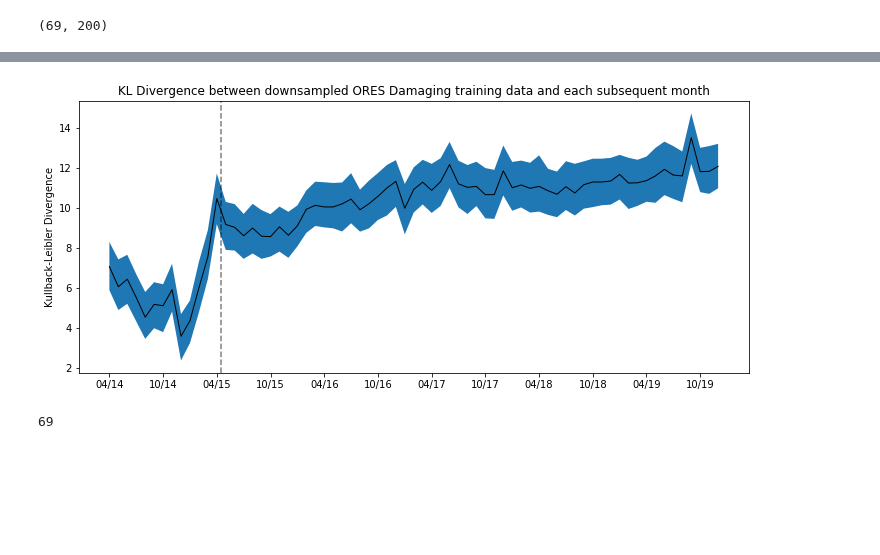
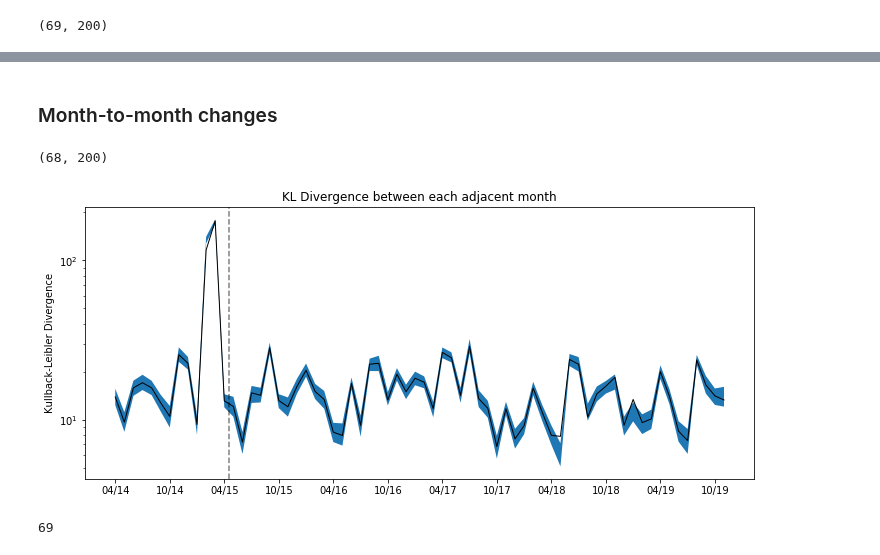
Before and after one commit to levon003/wiki-ores-feedback, a Jupyter notebook: notebook/DataShiftExploration.ipynb, the cells around one changed output, grey strips where cells are left out. Cells and saved outputs as stored; diff of their text form; code cells hidden in the pictures; blank space fills up the shorter version.

```diff
--- a/notebook/DataShiftExploration.ipynb
+++ b/notebook/DataShiftExploration.ipynb
@@ -457,29 +515,43 @@ kld_df.shape
+# %% [markdown]
+### Month-to-month changes
+# %%
+# load from file
+training_kld_filepath = os.path.join(working_dir, "month_sample_adjacent_inverse_kld_200.csv")
+kld_df = pd.read_csv(training_kld_filepath, header=None).rename(columns={0: 'month_id'})
+
+# remove the month_id identifier column
+kld_df = kld_df.iloc[:,1:]
+kld_df.shape
+# %% [output]
+(68, 200)
 # %%
 fig, ax = plt.subplots(1, 1, figsize=(12, 5))
 
 x = range(len(kld_df))
-assert len(x) == len(month_id_list)
+assert len(x) == len(month_id_list)-1
 means = kld_df.mean(axis=1)
 ax.plot(x, means, color='black', linewidth=1)
 
 bottom = kld_df.quantile(q=0.05, axis=1)
 top = kld_df.quantile(q=0.95, axis=1)
 ax.fill_between(x, bottom, top)
 
 # mark the end of the training period with a line
 plt.axvline(12.5, color='black', linestyle='--', alpha=0.5)
 
 xticks = x[::6]
 xtick_labels = [str(month_id)[4:] + "/" + str(month_id)[2:4] for month_id in month_id_list[::6]]
 assert len(xticks) == len(xtick_labels), len(xtick_labels)
 ax.set_xticks(xticks)
 ax.set_xticklabels(xtick_labels)
 
-ax.set_title("KL Divergence between downsampled ORES Damaging training data and each subsequent month")
+ax.set_title("KL Divergence between each adjacent month")
 ax.set_ylabel("Kullback-Leibler Divergence")
+
+plt.yscale('log')
 plt.show()
 # %% [output]
-[figure, old version]
+[figure, new version]
 # %%
 len(month_feature_df_list)
 # %% [output]
```
Also changed, not shown: parts of 3 cells of this notebook, 10 other files.
